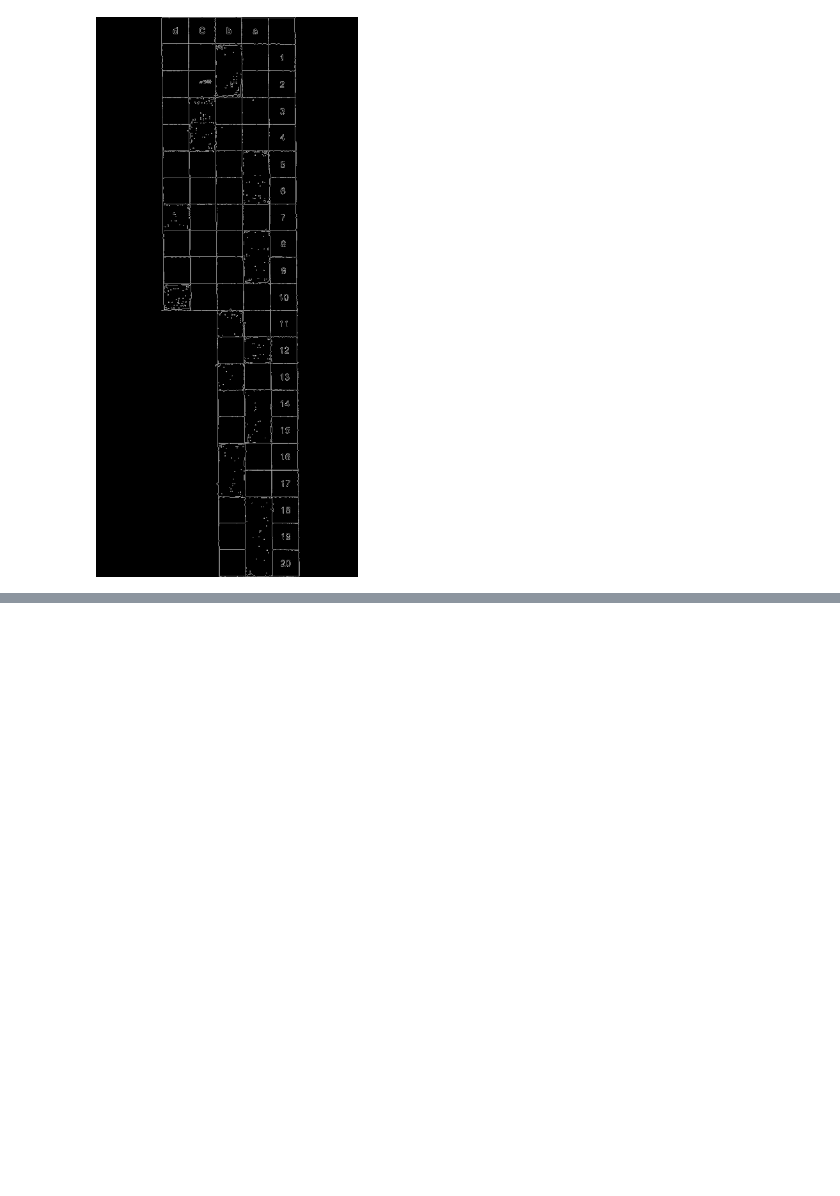
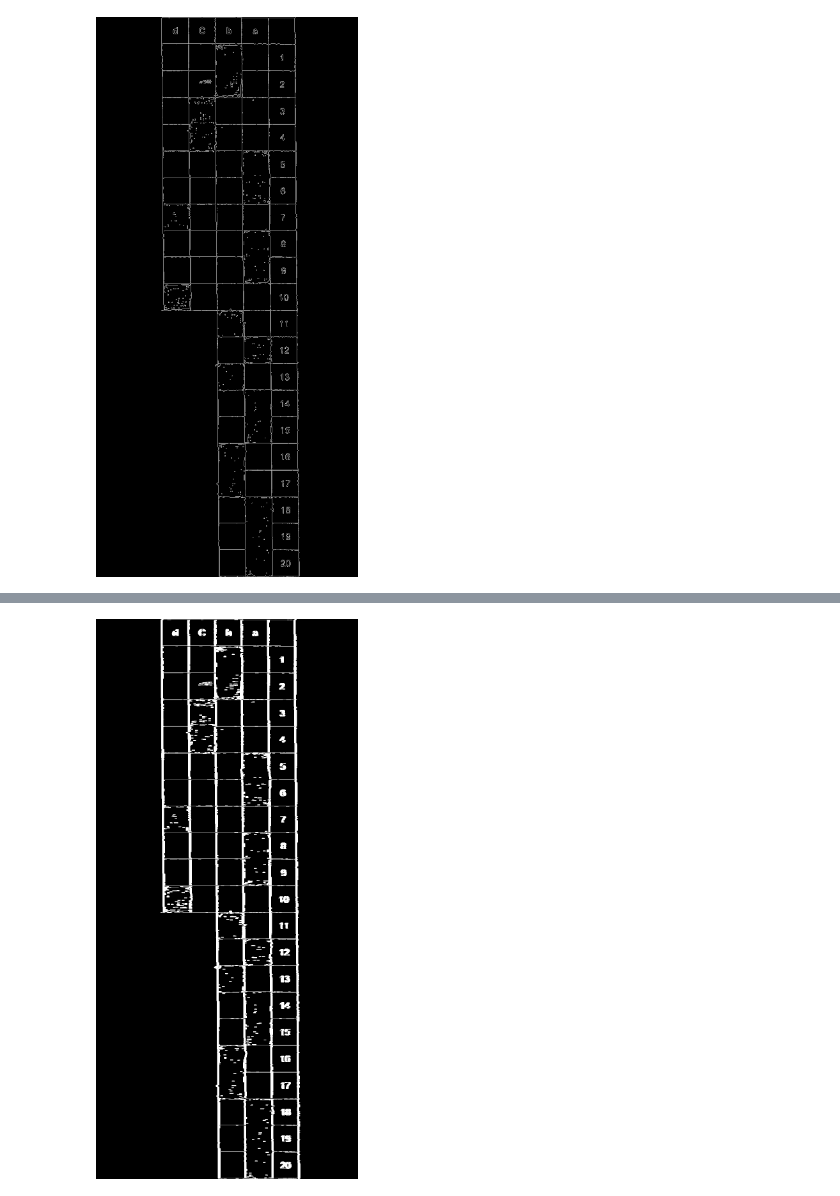
Before and after one commit to alura-cursos/Visao_computacional-OMR, a Jupyter notebook: correcao_prova.ipynb, the cells around one changed output, grey strips where cells are left out. Drawn from its saved outputs; the diff is of its cells as text; code cells hidden in the pictures; blank space fills up the shorter version.

```diff
--- a/correcao_prova.ipynb
+++ b/correcao_prova.ipynb
@@ -54,0 +55,6 @@ cv2_imshow(operacao_dilatar)
+# %%
+kernel_vertical = cv2.getStructuringElement(cv2.MORPH_RECT, (3,1))
+operacao_vertical = cv2.morphologyEx(img_canny, cv2.MORPH_DILATE, kernel_vertical, iterations=3)
+cv2_imshow(operacao_vertical)
+# %% [output]
+[figure, added]
```
Also changed, not shown: parts of 2 cells of this notebook.
